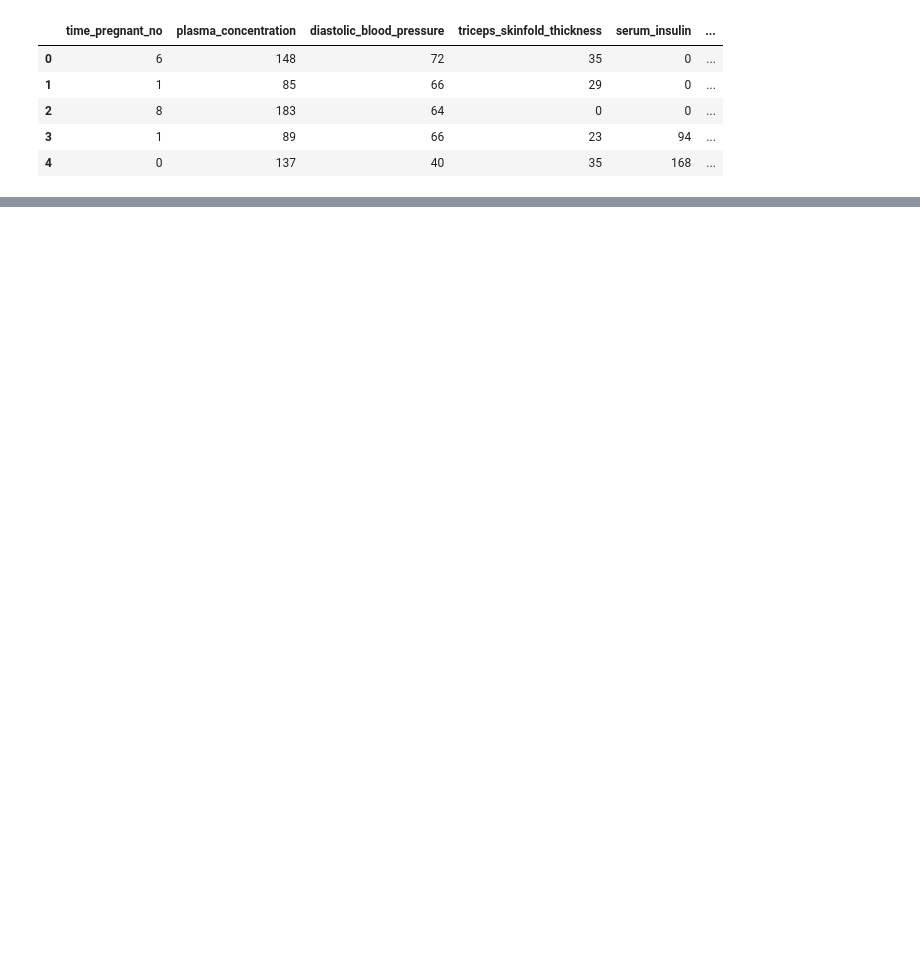
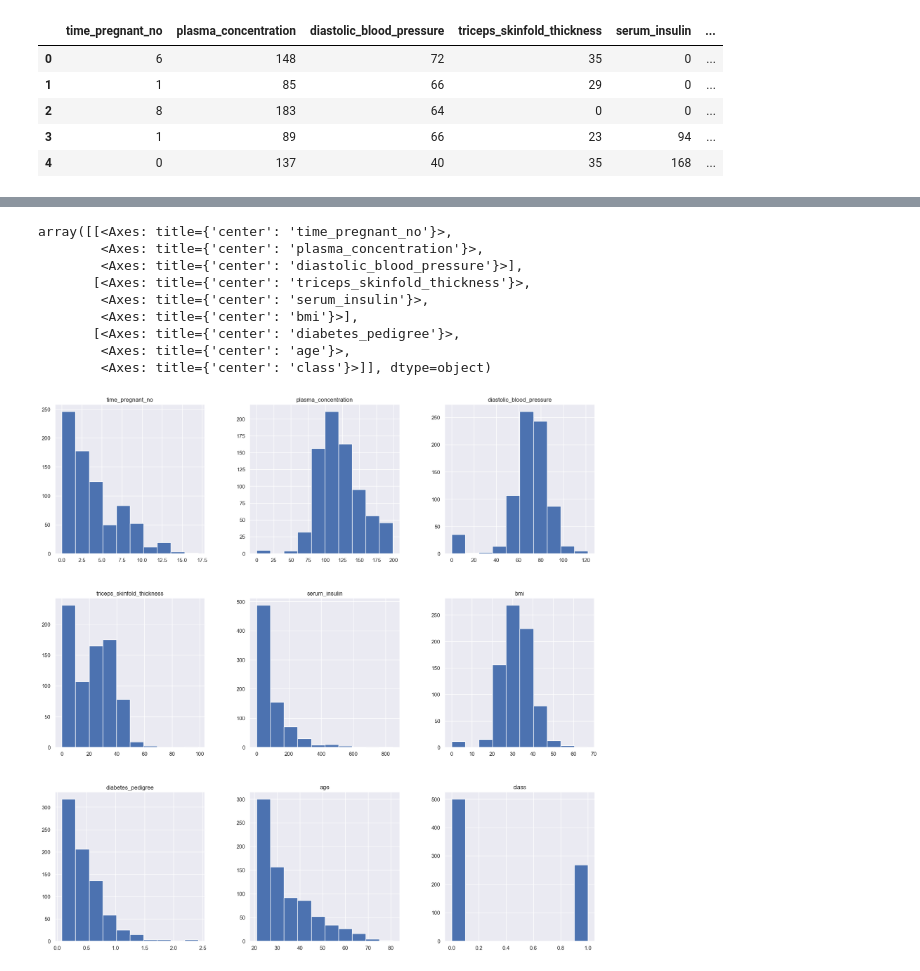
Before and after one commit to MSadegh-Eft/random-forest-ensembles-ml, a Jupyter notebook: main.ipynb, the cells around one changed output, grey strips where cells are left out. Saved outputs shown, nothing was run; the diff lists cells and outputs as text; code cells hidden in the pictures; blank space fills up the shorter version.

```diff
--- a/main.ipynb
+++ b/main.ipynb
@@ -11,0 +45,13 @@ diabet = pd.read_csv('pima_indians_diabetes.csv')diabet.head()
+# %%
+diabet.hist(figsize = (20,20))
+# %% [output]
+array([[<Axes: title={'center': 'time_pregnant_no'}>,
+        <Axes: title={'center': 'plasma_concentration'}>,
+        <Axes: title={'center': 'diastolic_blood_pressure'}>],
+       [<Axes: title={'center': 'triceps_skinfold_thickness'}>,
+        <Axes: title={'center': 'serum_insulin'}>,
+        <Axes: title={'center': 'bmi'}>],
+       [<Axes: title={'center': 'diabetes_pedigree'}>,
+        <Axes: title={'center': 'age'}>,
+        <Axes: title={'center': 'class'}>]], dtype=object)
+[figure, added]
```
Also changed, not shown: parts of 7 cells of this notebook.
